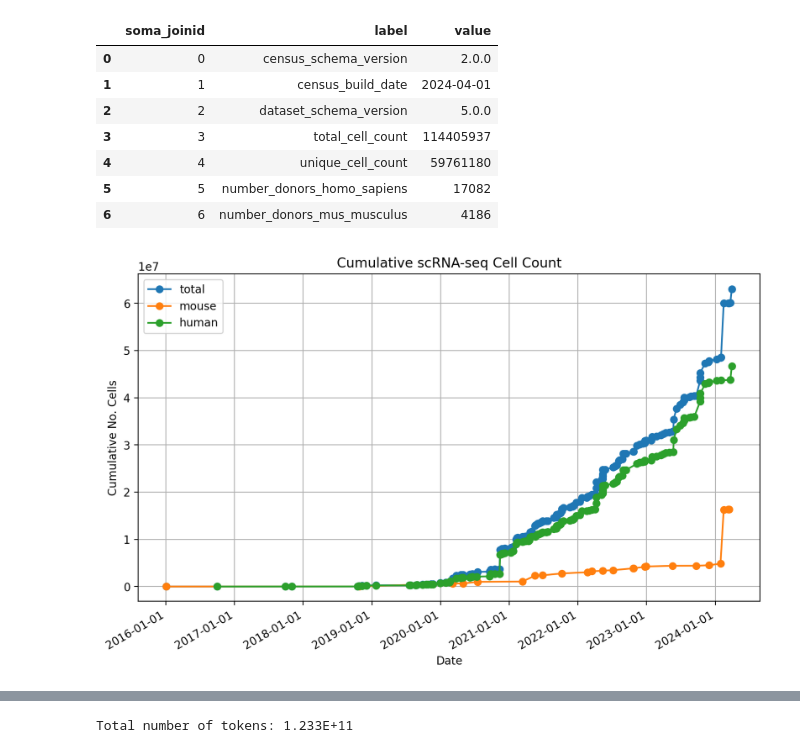
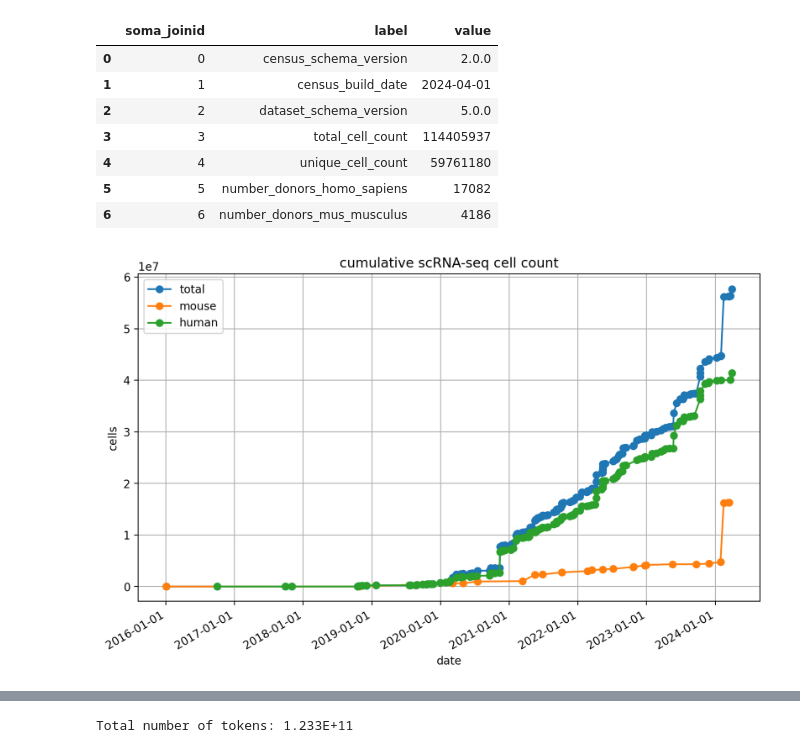
Before and after one commit to wconnell/scaling-bio, a Jupyter notebook: sys.ipynb, the cells around one changed output, grey strips where cells are left out. Drawn from its saved outputs; the diff is of its cells as text; code cells hidden in the pictures.

```diff
--- a/sys.ipynb
+++ b/sys.ipynb
@@ -61,3 +50,20 @@ ds_meta_homo = ds_meta[ds_meta['dataset_id'].isin(homo_ds_id)]
+# %%
+mus['dataset_id'] = mus['dataset_id'].cat.remove_unused_categories()
+homo['dataset_id'] = homo['dataset_id'].cat.remove_unused_categories()
+
+mus_sums = mus.groupby('dataset_id').sum()
+homo_sums = homo.groupby('dataset_id').sum()
+
+mus_sums = mus_sums.rename(columns={'nnz': 'dataset_total_nnz_count', 'is_primary_data': 'dataset_total_primary_cell_count'})
+homo_sums = homo_sums.rename(columns={'nnz': 'dataset_total_nnz_count', 'is_primary_data': 'dataset_total_primary_cell_count'})
+
+all_sums = pd.concat((mus_sums, homo_sums))
+# %%
+ds_meta = census['census_info']['datasets'].read().concat().to_pandas()
+
+ds_meta_mus = ds_meta.merge(mus_sums, left_on='dataset_id', right_index=True)
+ds_meta_homo = ds_meta.merge(homo_sums, left_on='dataset_id', right_index=True)
+ds_meta = ds_meta.merge(all_sums, left_on='dataset_id', right_index=True)
 # %%
 def get_publication_date(doi):
     url = f"https://api.crossref.org/works/{doi}"
@@ -81,5 +83,5 @@ all_nnz = pd.concat([mus_nnz, homo_nnz])
 # %%
-def process_dataset_meta(ds_meta, pub_dates, all_nnz):
+def process_dataset_meta(ds_meta, pub_dates):
     # Map publication dates
     ds_meta['pub_date'] = ds_meta['collection_doi'].map(pub_dates)
     ds_meta['pub_date'] = pd.to_datetime(ds_meta['pub_date'])
@@ -87,46 +89,43 @@ def process_dataset_meta(ds_meta, pub_dates, all_nnz):
     # Remove missing publication dates
     ds_meta = ds_meta.dropna(subset=['pub_date'])
 
-    # Merge with non-zero counts
-    ds_meta = ds_meta.merge(all_nnz, left_on='dataset_id', right_index=True)
-
     # Group, sum, and reset index
-    ds_meta = ds_meta.groupby(['collection_name', 'collection_id', 'collection_doi', 'pub_date'])[['dataset_total_cell_count', 'nnz']].sum().reset_index()
-    ds_meta = ds_meta.rename(columns={'dataset_total_cell_count': 'collection_total_cell_count'})
+    ds_meta = ds_meta.groupby(['collection_name', 'collection_id', 'collection_doi', 'pub_date'])[['dataset_total_primary_cell_count', 'dataset_total_nnz_count']].sum().reset_index()
+    ds_meta = ds_meta.rename(columns={'dataset_total_primary_cell_count': 'collection_total_primary_cell_count', 'dataset_total_nnz_count': 'collection_total_nnz_count'})
 
     # Order by publication date
     ds_meta = ds_meta.sort_values(by='pub_date')
 
     # Calculate cumulative cell counts
-    ds_meta['cum_cell_counts'] = ds_meta['collection_total_cell_count'].cumsum()
+    ds_meta['cum_cell_counts'] = ds_meta['collection_total_primary_cell_count'].cumsum()
 
     # Calculate cumulative non-zero counts
-    ds_meta['cum_nnz'] = ds_meta['nnz'].cumsum()
+    ds_meta['cum_nnz'] = ds_meta['collection_total_nnz_count'].cumsum()
 
     return ds_meta
 # %%
-ds_meta = process_dataset_meta(ds_meta, pub_dates, all_nnz)
-ds_meta_mus = process_dataset_meta(ds_meta_mus, pub_dates, all_nnz)
-ds_meta_homo = process_dataset_meta(ds_meta_homo, pub_dates, all_nnz)
+ds_meta = process_dataset_meta(ds_meta, pub_dates)
+ds_meta_mus = process_dataset_meta(ds_meta_mus, pub_dates)
+ds_meta_homo = process_dataset_meta(ds_meta_homo, pub_dates)
 # %%
 dataset_stats = {'total': ds_meta, 'mouse': ds_meta_mus, 'human': ds_meta_homo}
 
 # Plotting
 plt.figure(figsize=(10, 6))
 
 for title,df in dataset_stats.items():
     plt.plot(df['pub_date'], df['cum_cell_counts'], marker='o', label=title)
 
 # Formatting the date axis
 plt.gca().xaxis.set_major_formatter(mdates.DateFormatter('%Y-%m-%d'))
 plt.gca().xaxis.set_major_locator(mdates.AutoDateLocator())
 
 plt.legend()
-plt.xlabel('Date')
-plt.ylabel('Cumulative No. Cells')
-plt.title('Cumulative scRNA-seq Cell Count')
+plt.xlabel('date')
+plt.ylabel('cells')
+plt.title('cumulative scRNA-seq cell count')
 plt.grid(True)
 plt.gcf().autofmt_xdate()  # Auto-format for better date label appearance
 plt.show()
 # %% [output]
-[figure, old version]
+[figure, new version]
```
Also changed, not shown: parts of 10 cells of this notebook.
